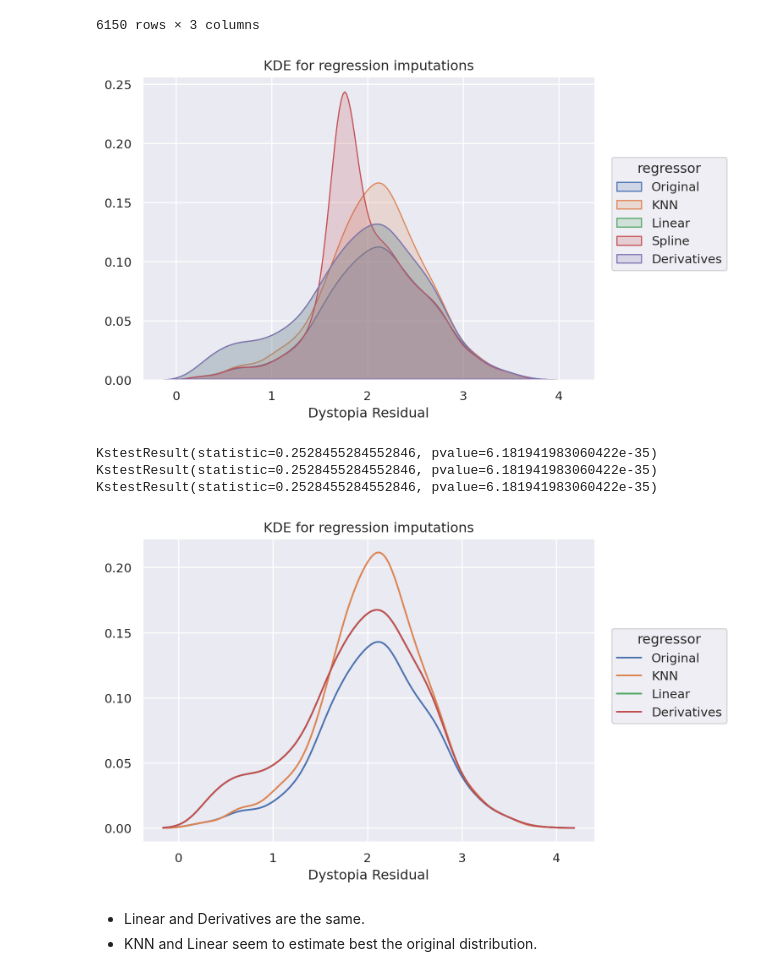
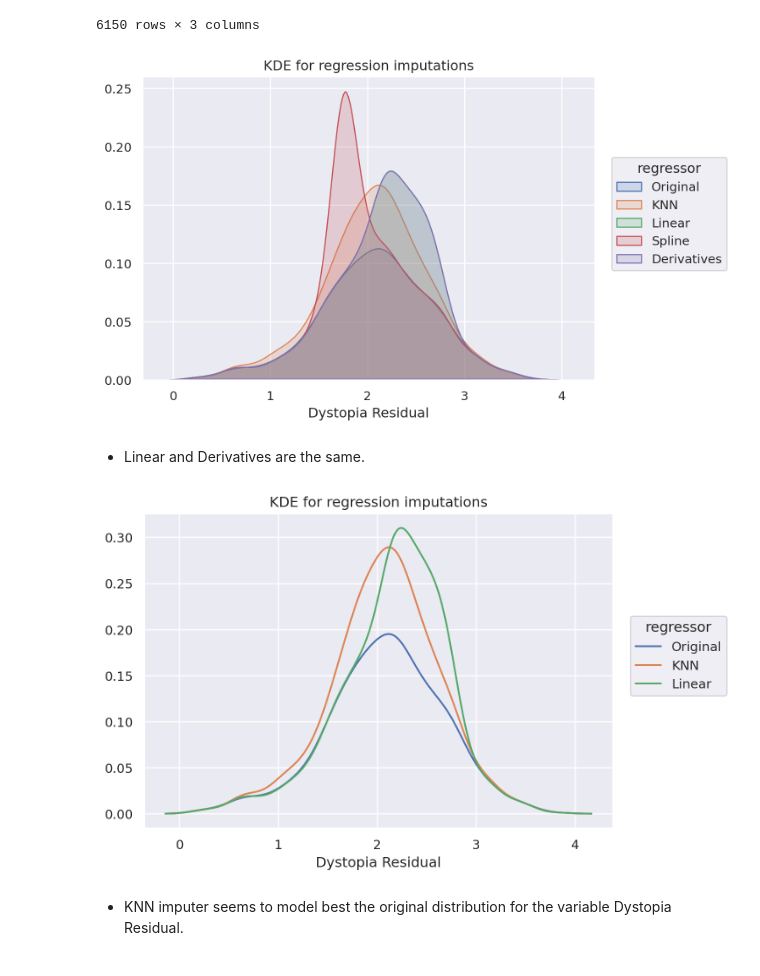
Before and after one commit to gabis96/ML-models-comparison, a Jupyter notebook: notebooks/2.feature_engineering.ipynb, the cells around one changed output. Drawn from its saved outputs; the diff is of its cells as text; code cells hidden in the pictures.

```diff
--- a/notebooks/2.feature_engineering.ipynb
+++ b/notebooks/2.feature_engineering.ipynb
@@ -137,7 +137,7 @@ print(emirates_df["Perceptions of corruption"].mean(), emirates_df["Perceptions
 [figure]
 # %%
 # We can observe there is low variance and it is slightly skewed to the left, meaning they are around the median value, so median is a good imputation.
-df[df['Perceptions of corruption'].isna()] = emirates_df["Perceptions of corruption"].median()
+df.loc[df['Perceptions of corruption'].isna(), 'Perceptions of corruption'] = emirates_df["Perceptions of corruption"].median()
 # %% [markdown]
 ### Fix Missing Data with Interpolation
 - Dystopia Residual: 25% of the data is missing, 312 rows
@@ -429,29 +418,19 @@ dr_results
     .label(title="KDE for regression imputations")
 )
 # %% [output]
-[figure, old version]
+[figure, new version]
-# %%
-# Calculate distribution similarity
-from scipy.stats import ks_2samp
-
-print(ks_2samp(df_basic['Dystopia Residual'], df_KNNimputer['Dystopia Residual']))
-print(ks_2samp(df_basic['Dystopia Residual'], df_LRimputer['Dystopia Residual']))
-print(ks_2samp(df_basic['Dystopia Residual'], df_SRimputer['Dystopia Residual']))
-# %% [output]
-KstestResult(statistic=0.2528455284552846, pvalue=6.181941983060422e-35)
-KstestResult(statistic=0.2528455284552846, pvalue=6.181941983060422e-35)
-KstestResult(statistic=0.2528455284552846, pvalue=6.181941983060422e-35)
+# %% [markdown]
+- Linear and Derivatives are the same.
 # %%
 (
-    so.Plot(dr_results[dr_results['regressor'].isin(['Original', 'Linear', 'KNN', 'Derivatives'])], x="Dystopia Residual")
+    so.Plot(dr_results[dr_results['regressor'].isin(['Original', 'Linear', 'KNN'])], x="Dystopia Residual")
     .add(so.Line(), so.KDE(), color="regressor")
     .label(title="KDE for regression imputations")
 )
 # %% [output]
-[figure, old version]
+[figure, new version]
-# %% [markdown]
-- Linear and Derivatives are the same.
-- KNN and Linear seem to estimate best the original distribution.
+# %% [markdown]
+- KNN imputer seems to model best the original distribution for the variable Dystopia Residual.
 # %%
 df_imputed = df.copy()
 df_imputed['Social support'] = df_KNNimputer['Social support']
```
Also changed, not shown: parts of 10 cells of this notebook.
